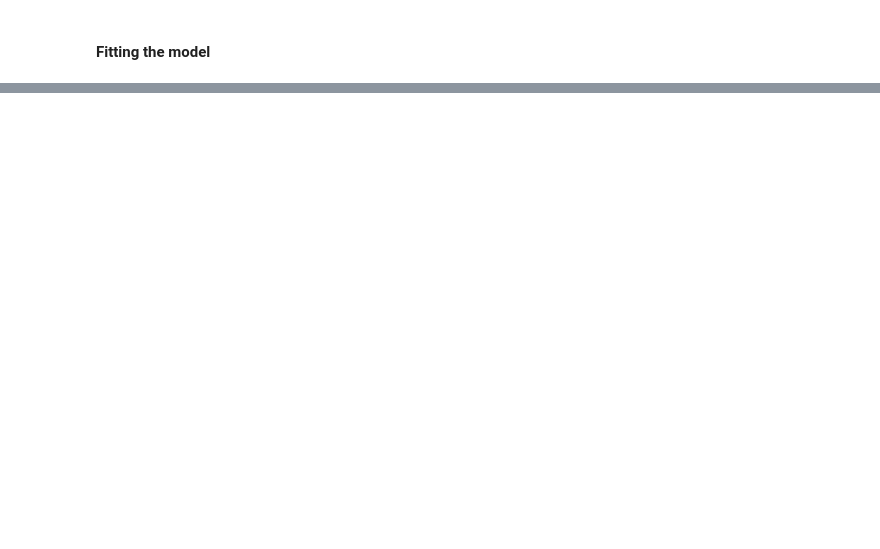
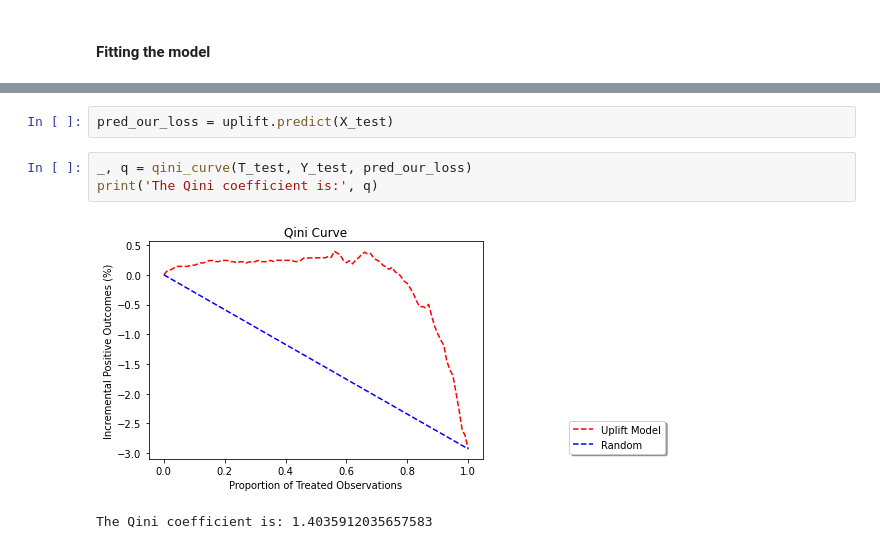
Before and after one commit to belbahrim/twin-causal-net, a Jupyter notebook: examples/twin_causal_examples.ipynb, the cells around one changed output, grey strips where cells are left out. Saved outputs shown, nothing was run; the diff lists cells and outputs as text; blank space fills up the shorter version.

```diff
--- a/examples/twin_causal_examples.ipynb
+++ b/examples/twin_causal_examples.ipynb
@@ -36,0 +70,8 @@ twin_causal(
+# %%
+pred_our_loss = uplift.predict(X_test)
+# %%
+_, q = qini_curve(T_test, Y_test, pred_our_loss)
+print('The Qini coefficient is:', q)
+# %% [output]
+[figure, added]
+The Qini coefficient is: 1.4035912035657583
```
Also changed, not shown: parts of 21 cells of this notebook, 5 other files.
